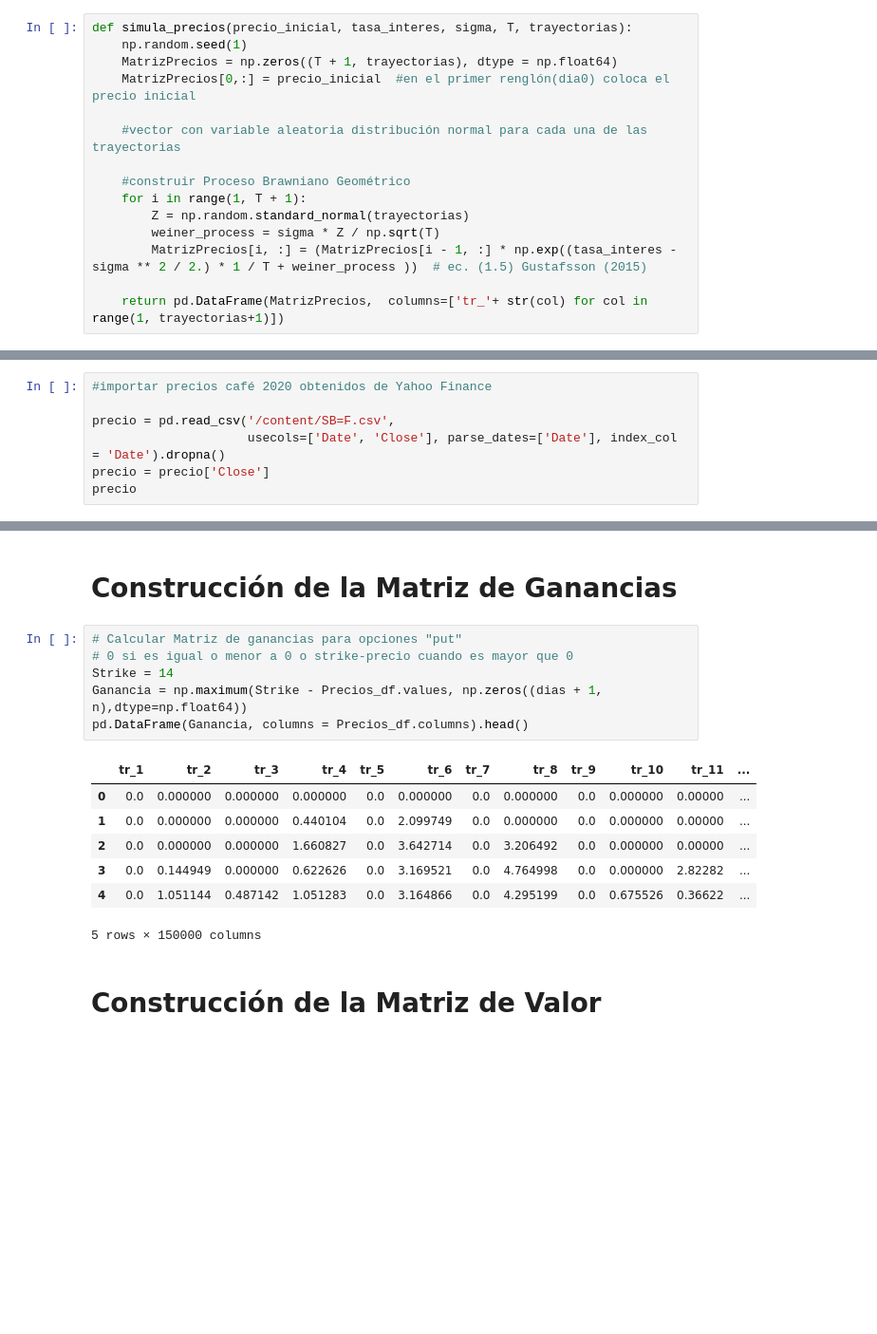
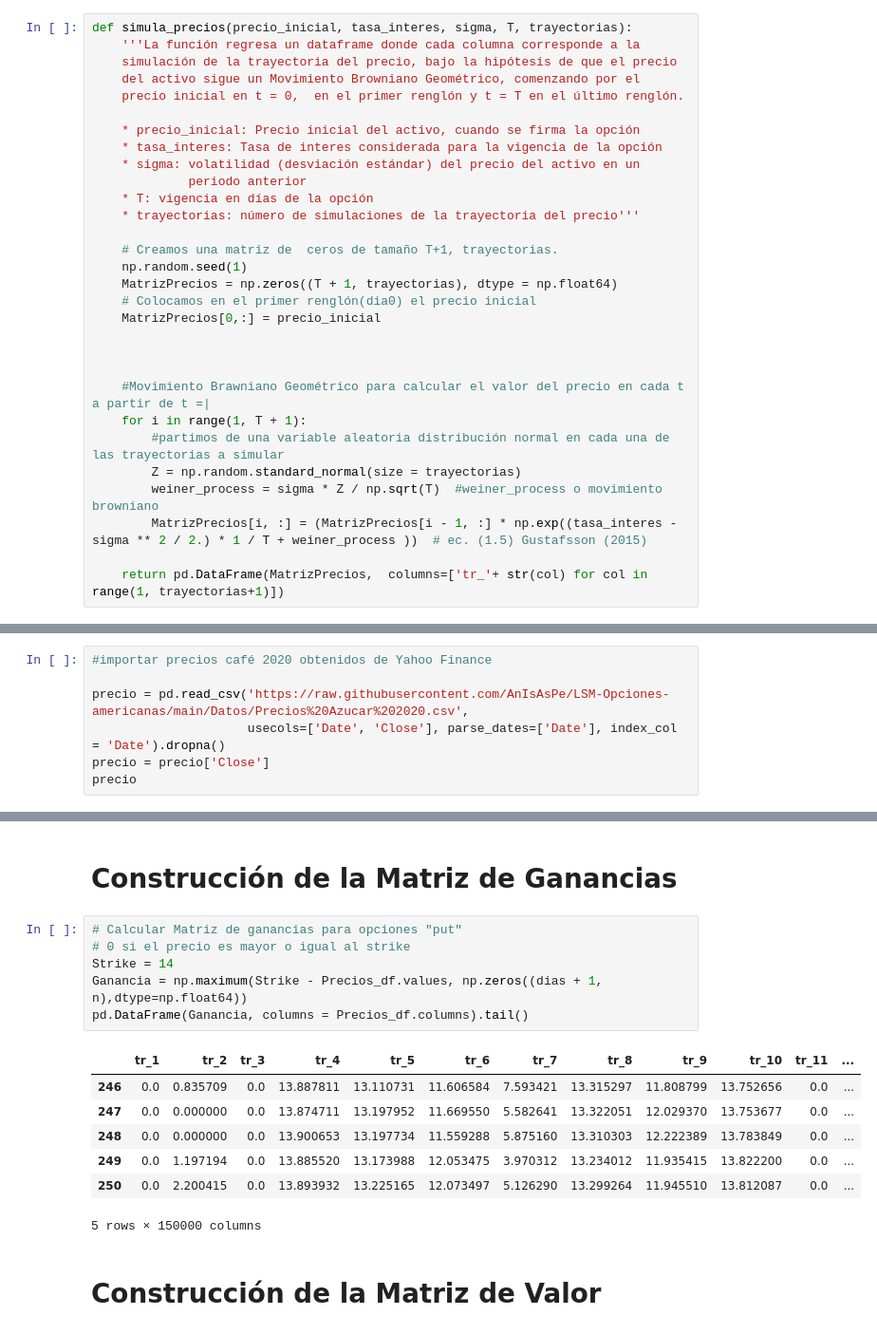
Before and after one commit to AnIsAsPe/LSM-Opciones-americanas, a Jupyter notebook: Notebooks/LSM_Opciones_americanas_Azucar.ipynb, the cells around one changed output, grey strips where cells are left out. Shown: that part at 95% size. Drawn from its saved outputs; the diff is of its cells as text; blank space fills up the shorter version.

```diff
--- a/Notebooks/LSM_Opciones_americanas_Azucar.ipynb
+++ b/Notebooks/LSM_Opciones_americanas_Azucar.ipynb
@@ -12,16 +12,31 @@ import pandas as pd
 #### simula_precios()
 # %%
 def simula_precios(precio_inicial, tasa_interes, sigma, T, trayectorias):
+    '''La función regresa un dataframe donde cada columna corresponde a la
+    simulación de la trayectoria del precio, bajo la hipótesis de que el precio
+    del activo sigue un Movimiento Browniano Geométrico, comenzando por el
+    precio inicial en t = 0,  en el primer renglón y t = T en el último renglón.
+
+    * precio_inicial: Precio inicial del activo, cuando se firma la opción
+    * tasa_interes: Tasa de interes considerada para la vigencia de la opción
+    * sigma: volatilidad (desviación estándar) del precio del activo en un
+             periodo anterior
+    * T: vigencia en días de la opción
+    * trayectorias: número de simulaciones de la trayectoria del precio'''
+
+    # Creamos una matriz de  ceros de tamaño T+1, trayectorias.
     np.random.seed(1)
     MatrizPrecios = np.zeros((T + 1, trayectorias), dtype = np.float64)
-    MatrizPrecios[0,:] = precio_inicial  #en el primer renglón(dia0) coloca el precio inicial
+    # Colocamos en el primer renglón(dia0) el precio inicial
+    MatrizPrecios[0,:] = precio_inicial
 
-    #vector con variable aleatoria distribución normal para cada una de las trayectorias
 
-    #construir Proceso Brawniano Geométrico
+
+    #Movimiento Brawniano Geométrico para calcular el valor del precio en cada t a partir de t =|
     for i in range(1, T + 1):
-        Z = np.random.standard_normal(trayectorias)
-        weiner_process = sigma * Z / np.sqrt(T)
+        #partimos de una variable aleatoria distribución normal en cada una de las trayectorias a simular
+        Z = np.random.standard_normal(size = trayectorias)
+        weiner_process = sigma * Z / np.sqrt(T)  #weiner_process o movimiento browniano
         MatrizPrecios[i, :] = (MatrizPrecios[i - 1, :] * np.exp((tasa_interes - sigma ** 2 / 2.) * 1 / T + weiner_process ))  # ec. (1.5) Gustafsson (2015)
 
     return pd.DataFrame(MatrizPrecios,  columns=['tr_'+ str(col) for col in range(1, trayectorias+1)])
@@ -59,7 +86,7 @@ def LSM(precio_inicial, tasa_interes, sigma, T, trayectorias, precio_strike, tip
 # %%
 #importar precios café 2020 obtenidos de Yahoo Finance
 
-precio = pd.read_csv('/content/SB=F.csv',
+precio = pd.read_csv('https://raw.githubusercontent.com/AnIsAsPe/LSM-Opciones-americanas/main/Datos/Precios%20Azucar%202020.csv',
                      usecols=['Date', 'Close'], parse_dates=['Date'], index_col = 'Date').dropna()
 precio = precio['Close']
 precio
@@ -126,17 +153,17 @@ Precios_df[muestra].plot(figsize=(16, 8), legend=False)
 # Construcción de la Matriz de Ganancias
 # %%
 # Calcular Matriz de ganancias para opciones "put"
-# 0 si es igual o menor a 0 o strike-precio cuando es mayor que 0
+# 0 si el precio es mayor o igual al strike
 Strike = 14
 Ganancia = np.maximum(Strike - Precios_df.values, np.zeros((dias + 1, n),dtype=np.float64))
-pd.DataFrame(Ganancia, columns = Precios_df.columns).head()
+pd.DataFrame(Ganancia, columns = Precios_df.columns).tail()
 # %% [output]
 |  | tr_1 | tr_2 | tr_3 | tr_4 | tr_5 | tr_6 | tr_7 | tr_8 | tr_9 | tr_10 | tr_11 | ... |
-| 0 | 0.0 | 0.000000 | 0.000000 | 0.000000 | 0.0 | 0.000000 | 0.0 | 0.000000 | 0.0 | 0.000000 | 0.00000 | ... |
-| 1 | 0.0 | 0.000000 | 0.000000 | 0.440104 | 0.0 | 2.099749 | 0.0 | 0.000000 | 0.0 | 0.000000 | 0.00000 | ... |
-| 2 | 0.0 | 0.000000 | 0.000000 | 1.660827 | 0.0 | 3.642714 | 0.0 | 3.206492 | 0.0 | 0.000000 | 0.00000 | ... |
-| 3 | 0.0 | 0.144949 | 0.000000 | 0.622626 | 0.0 | 3.169521 | 0.0 | 4.764998 | 0.0 | 0.000000 | 2.82282 | ... |
-| 4 | 0.0 | 1.051144 | 0.487142 | 1.051283 | 0.0 | 3.164866 | 0.0 | 4.295199 | 0.0 | 0.675526 | 0.36622 | ... |
+| 246 | 0.0 | 0.835709 | 0.0 | 13.887811 | 13.110731 | 11.606584 | 7.593421 | 13.315297 | 11.808799 | 13.752656 | 0.0 | ... |
+| 247 | 0.0 | 0.000000 | 0.0 | 13.874711 | 13.197952 | 11.669550 | 5.582641 | 13.322051 | 12.029370 | 13.753677 | 0.0 | ... |
+| 248 | 0.0 | 0.000000 | 0.0 | 13.900653 | 13.197734 | 11.559288 | 5.875160 | 13.310303 | 12.222389 | 13.783849 | 0.0 | ... |
+| 249 | 0.0 | 1.197194 | 0.0 | 13.885520 | 13.173988 | 12.053475 | 3.970312 | 13.234012 | 11.935415 | 13.822200 | 0.0 | ... |
+| 250 | 0.0 | 2.200415 | 0.0 | 13.893932 | 13.225165 | 12.073497 | 5.126290 | 13.299264 | 11.945510 | 13.812087 | 0.0 | ... |
 5 rows × 150000 columns
 # %% [markdown]
 # Construcción de la Matriz de Valor
```
Also changed, not shown: parts of 7 cells of this notebook.
